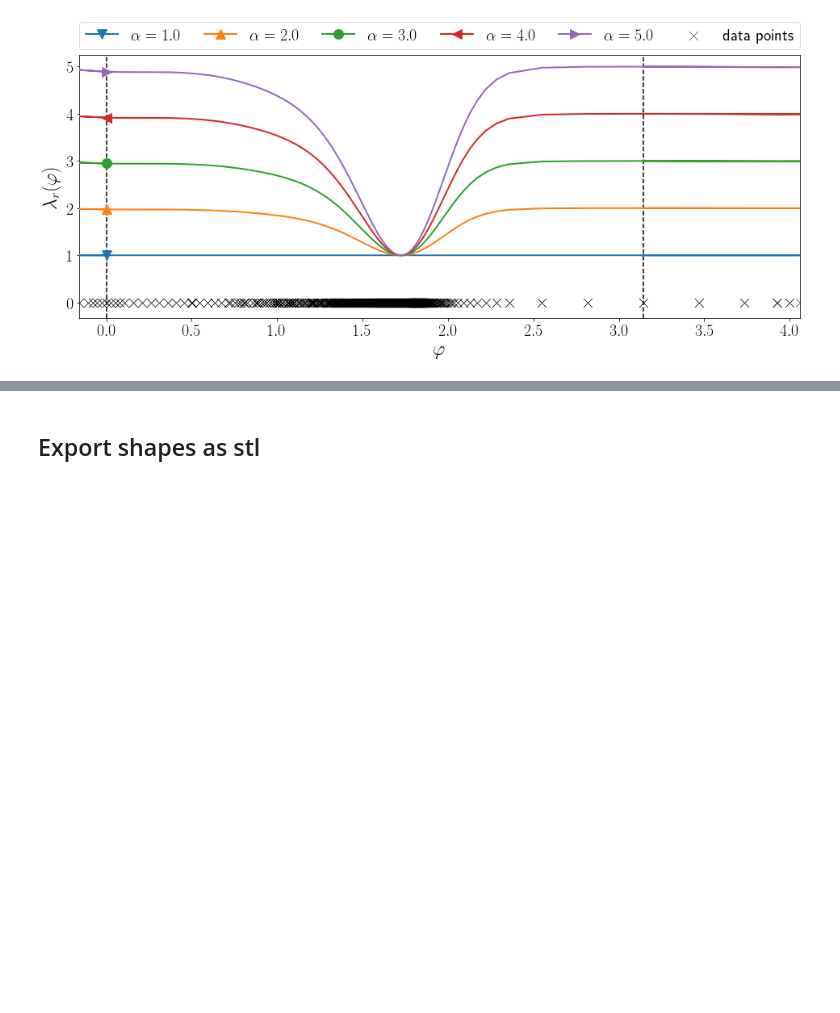
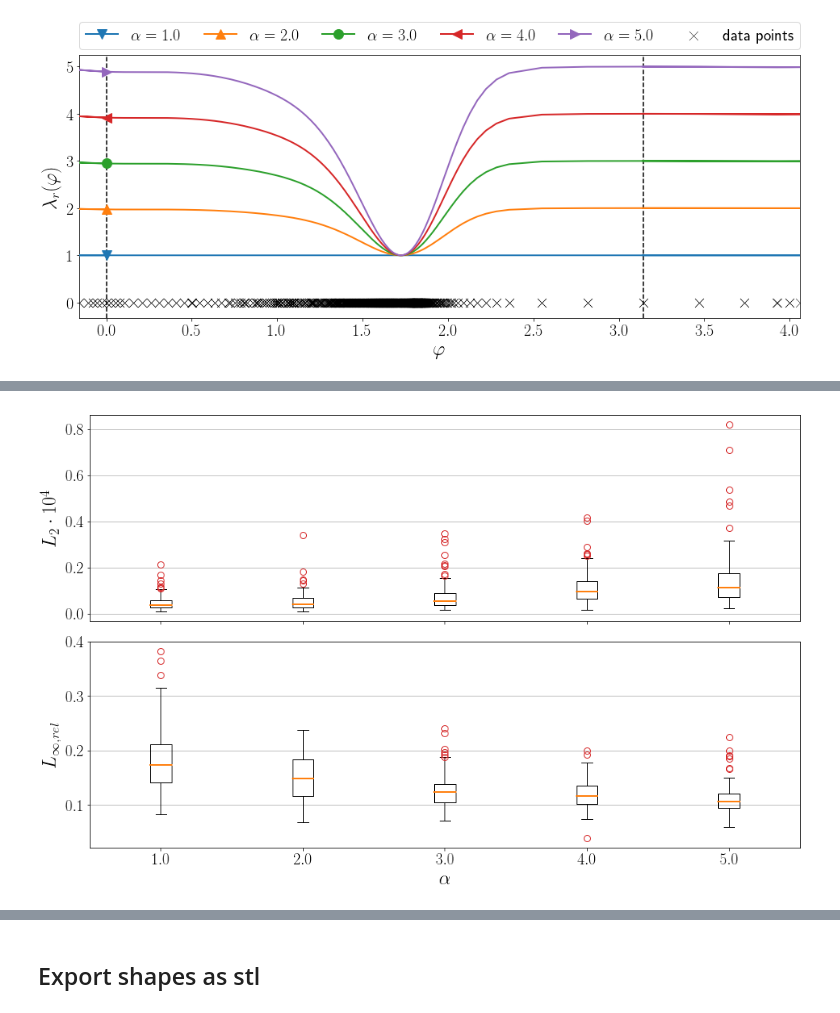
Before and after one commit to AndreWeiner/phd_notebooks, a Jupyter notebook: notebooks/basilisk_2D_shape_approximation_simple.ipynb, the cells around one changed output, grey strips where cells are left out. Drawn from its saved outputs; the diff is of its cells as text; code cells hidden in the pictures; blank space fills up the shorter version.

```diff
--- a/notebooks/basilisk_2D_shape_approximation_simple.ipynb
+++ b/notebooks/basilisk_2D_shape_approximation_simple.ipynb
@@ -570,2 +643,29 @@ savefig("bhaga_03_l16_weighting_function")
+# %%
+rc('text', usetex=True)
+fig, (ax1, ax2) = plt.subplots(2, 1, figsize=(hm.figure_width, 10), sharex=True)
+fig.subplots_adjust(hspace=0.1)
+
+for i, alpha in enumerate(np.linspace(1, 5, 5)):
+    c_metric = np.array(metrics[str(alpha)])
+    ax1.boxplot(c_metric[:,0]*1e4, positions=[alpha], flierprops={"markersize":8, "markeredgecolor":"C3"},
+                medianprops={"linewidth":2, "color":"C1"})
+    ax2.boxplot(c_metric[:,3], positions=[alpha], flierprops={"markersize":8, "markeredgecolor":"C3"},
+                medianprops={"linewidth":2, "color":"C1"})
+    #ax.scatter(np.ones(c_metric.shape[0])*alpha, c_metric[:,3], marker="x", s=100, lw=0.5)
+
+ax1.ticklabel_format(axis="y", style="sci")
+ax1.tick_params(labelsize=hm.fontsize_tick)
+ax1.yaxis.grid(True, linestyle='-', which='major')
+ax1.set_ylabel(r"$L_{2}\cdot 10^{4}$", fontsize=hm.fontsize_label)
+ax2.set_xlabel(r"$\alpha$", fontsize=hm.fontsize_label)
+ax2.set_ylabel(r"$L_{\infty,rel}$", fontsize=hm.fontsize_label)
+ax2.tick_params(labelsize=hm.fontsize_tick)
+ax2.set_xticks([1, 2, 3, 4, 5])
+ax2.set_xticklabels([r"${:2.1f}$".format(a) for a in np.linspace(1, 5, 5)])
+ax2.set_xlim(0.5, 5.5)
+ax2.yaxis.grid(True, linestyle='-', which='major')
+savefig("alpha_influence_boxplot")
+# %% [output]
+[figure, added]
 # %%
 rc('text', usetex=False)
```
Also changed, not shown: parts of 12 cells of this notebook, 1 other file.
